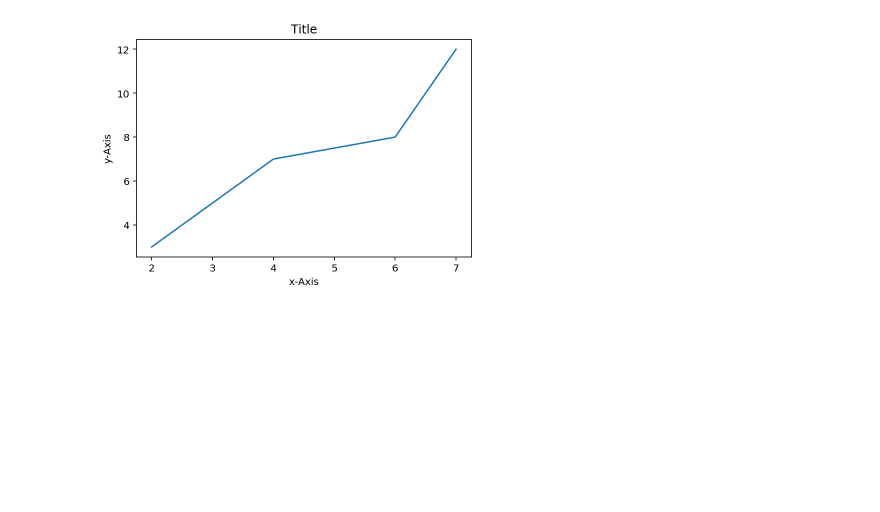
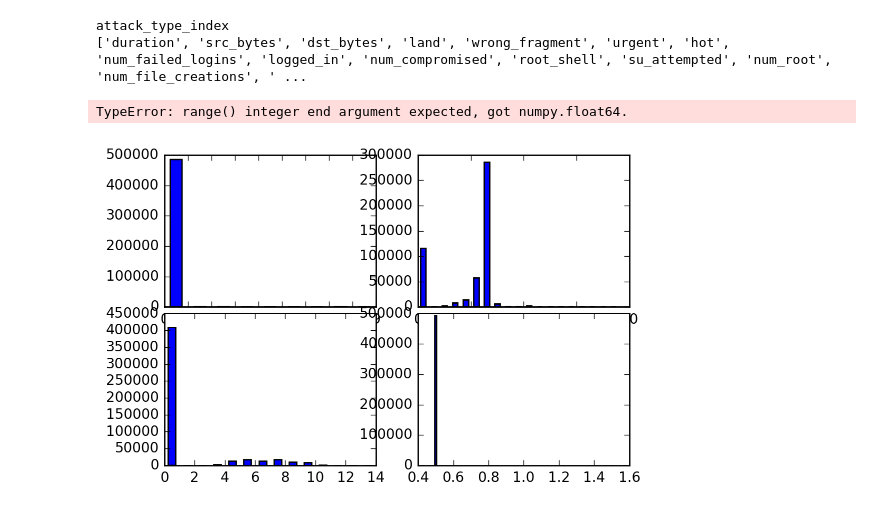
Before and after one commit to 386er/capstone, a Jupyter notebook: Data_exploration/explore_data_py2.ipynb, the cells around one changed output. Saved outputs shown, nothing was run; the diff lists cells and outputs as text; code cells hidden in the pictures; blank space fills up the shorter version.

```diff
--- a/Data_exploration/explore_data_py2.ipynb
+++ b/Data_exploration/explore_data_py2.ipynb
@@ -36,15 +15,62 @@ print dir(math)
-# %%
-#duration = data_train['hot'].apply(np.log)
-#duration = [value if not math.isinf(value) else 0 for value in duration]
-
-
-x = [2,3,4,6,7]
-y = [3,5,7,8,12]
-
-plt.plot(x,y)
-plt.xlabel('x-Axis')
-plt.ylabel('y-Axis')
-plt.title('Title')
-plt.show()
-# %% [output]
-[figure, removed]
+# %%
+cont_features = [field for i,field in enumerate(fields[0]) if fields[1][i] == 'continuous']
+cont_features.pop()
+# %% [output]
+attack_type_index
+['duration', 'src_bytes', 'dst_bytes', 'land', 'wrong_fragment', 'urgent', 'hot', 'num_failed_logins', 'logged_in', 'num_compromised', 'root_shell', 'su_attempted', 'num_root', 'num_file_creations', ' ...
+# %%
+#duration = data_train['hot'].apply(np.log)
+#duration = [value if not math.isinf(value) else 0 for value in duration]
+
+
+data_log = {field:data_train[field].apply(np.log) for field in cont_features}
+
+data_log = {key:[entry if not math.isinf(entry) else 0 for entry in data_log[key]] for key in data_log.keys()}
+
+
+#for key in data_log.keys():
+#    data_log[key] = [entry if not math.isinf(entry) else 0 for entry in data_log[key]]
+
+
+
+
+'''
+x = [2,3,5,6,8,2,3,4]
+y = [2,3,7,6,2,8,2,3]
+
+
+ax1 = plt.subplot2grid((6,2), (0,0), rowspan=2, colspan=1)
+ax2 = plt.subplot2grid((6,2), (0,1), rowspan=2, colspan=1)
+ax3 = plt.subplot2grid((6,2), (2,0), rowspan=2, colspan=1)
+ax4 = plt.subplot2grid((6,2), (2,1), rowspan=2, colspan=1)
+ax5 = plt.subplot2grid((6,2), (4,0), rowspan=2, colspan=1)
+ax6 = plt.subplot2grid((6,2), (4,1), rowspan=2, colspan=1)
+
+ax1.plot(x,y)
+ax2.plot(x,y)
+ax3.plot(x,y)
+ax4.plot(x,y)
+ax5.plot(x,y)
+ax6.plot(x,y)
+
+plt.show()
+
+'''
+# %% [output]
+TypeError: range() integer end argument expected, got numpy.float64.
+# %%
+ax1 = plt.subplot2grid((8,2), (0,0), rowspan=4, colspan=1)
+ax2 = plt.subplot2grid((8,2), (0,1), rowspan=4, colspan=1)
+ax3 = plt.subplot2grid((8,2), (4,0), rowspan=4, colspan=1)
+ax4 = plt.subplot2grid((8,2), (4,1), rowspan=4, colspan=1)
+
+
+
+ax1.hist(data_log['duration'], bins=range(int(max(data_log['duration']))), rwidth=0.5)
+ax2.hist(data_log['src_bytes'], bins=range(int(max(data_log['src_bytes']))), rwidth=0.5)
+ax3.hist(data_log['dst_bytes'], bins=range(int(max(data_log['dst_bytes']))), rwidth=0.5)
+ax4.hist(data_log['hot'], bins=range(int(max(data_log['hot']))), rwidth=0.01)
+
+plt.show()
+# %% [output]
+[figure, added]
```
Also changed, not shown: parts of 4 cells of this notebook, 3 other files.
